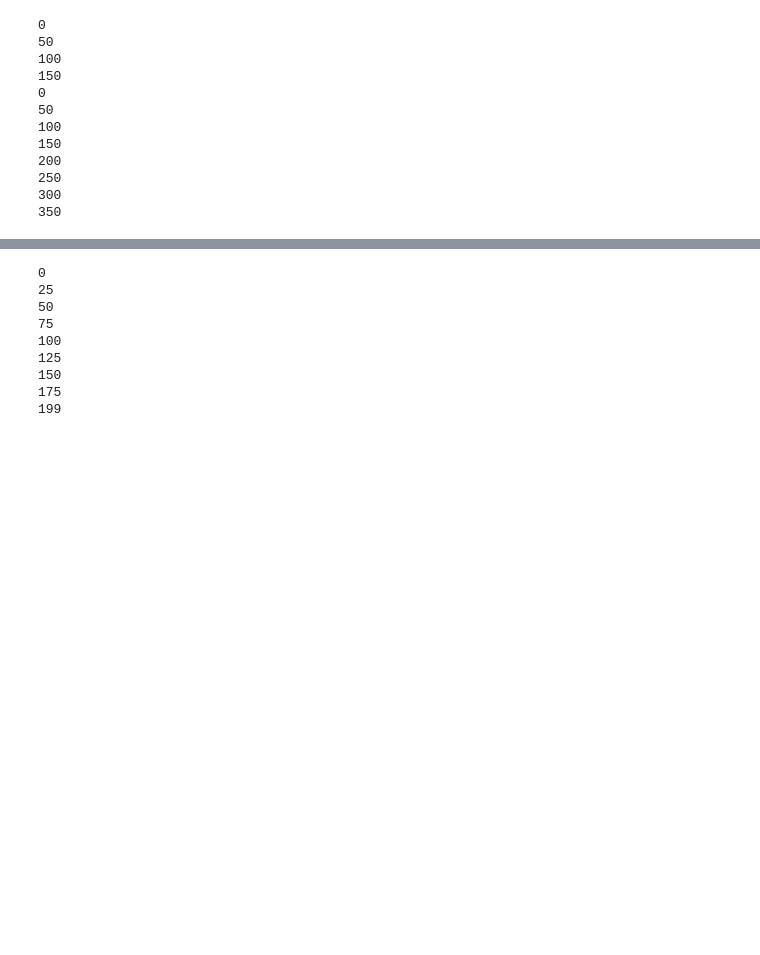
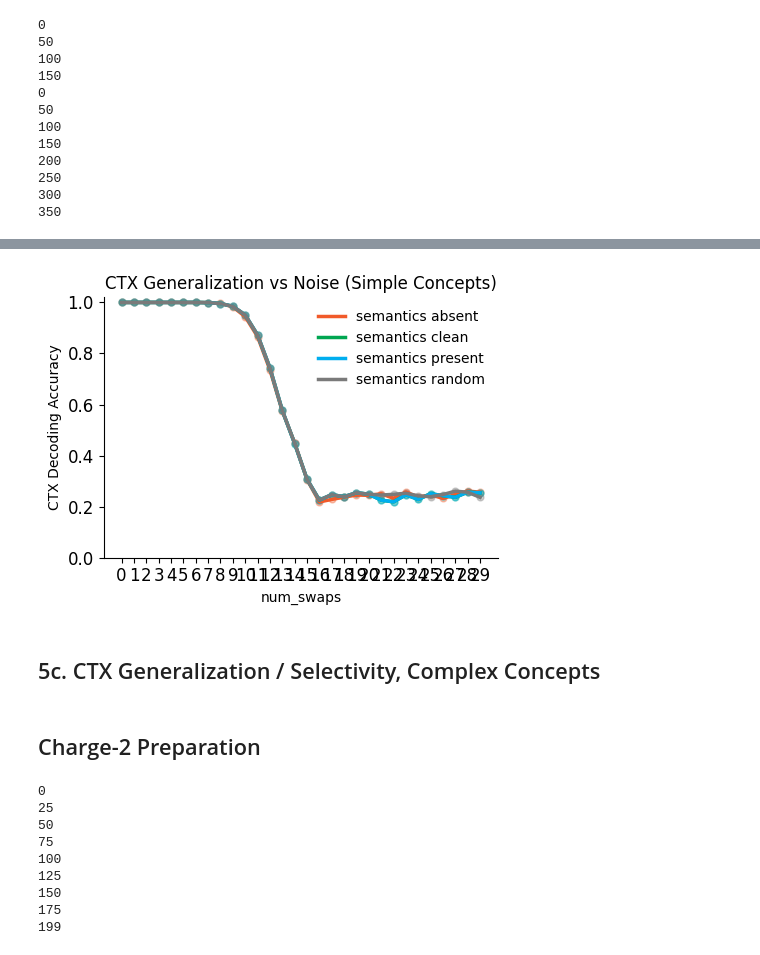
Before and after one commit to albesagonzalez/sensory-semantic-episodes, a Jupyter notebook: Figure_5.ipynb, the cells around one changed output, grey strips where cells are left out. Saved outputs shown, nothing was run; the diff lists cells and outputs as text; code cells hidden in the pictures; blank space fills up the shorter version.

```diff
--- a/Figure_5.ipynb
+++ b/Figure_5.ipynb
@@ -230,0 +138,14 @@ plt.show()
+# %%
+ctx_simple_experiment_params = build_codex_figure_5_experiment_params(
+    trained_networks=trained_networks_for_figures,
+    recording_parameters=recording_parameters,
+    input_params=input_params,
+    latent_specs=latent_specs,
+    seeds=seeds,
+    noise_levels=noise_levels,
+    days_per_level=50,
+    semantic_charge=1,
+    num_stored_recordings=0,
+    print_rate=job_print_rate,
+    verbose=verbose_jobs,
+)
@@ -231,3 +182,25 @@ plt.show()
+# %%
+with open("Data/fig_5_codex_ctx_accuracy_vs_noise_simple.pickle", "wb") as handle:
+    pickle.dump(ctx_simple_results, handle, protocol=pickle.HIGHEST_PROTOCOL)
+
+fig, ax = plt.subplots(figsize=(4.8, 3.6))
+plot_codex_figure_5(
+    ctx_simple_results,
+    ax=ax,
+    ylabel="CTX Decoding Accuracy",
+)
+ax.set_title("CTX Generalization vs Noise (Simple Concepts)")
+ax.tick_params(labelsize=12)
+sns.despine()
+plt.tight_layout()
+plt.savefig("Figures_SVG/5b.svg", dpi=300, transparent=True)
+plt.show()
+# %% [output]
+[figure, added]
+# %% [markdown]
+## 5c. CTX Generalization / Selectivity, Complex Concepts
+# %% [markdown]
+## Charge-2 Preparation
 # %%
 import random
 
```
Also changed, not shown: parts of 49 cells of this notebook, 10 other files.
